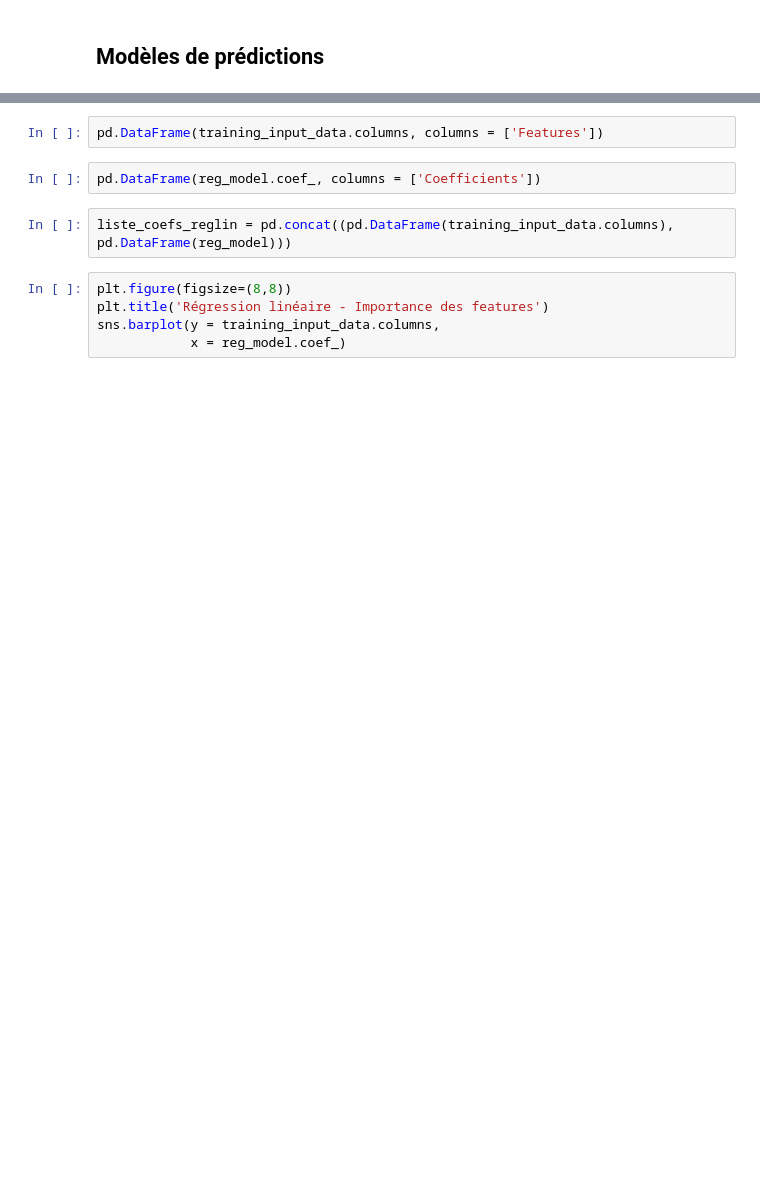
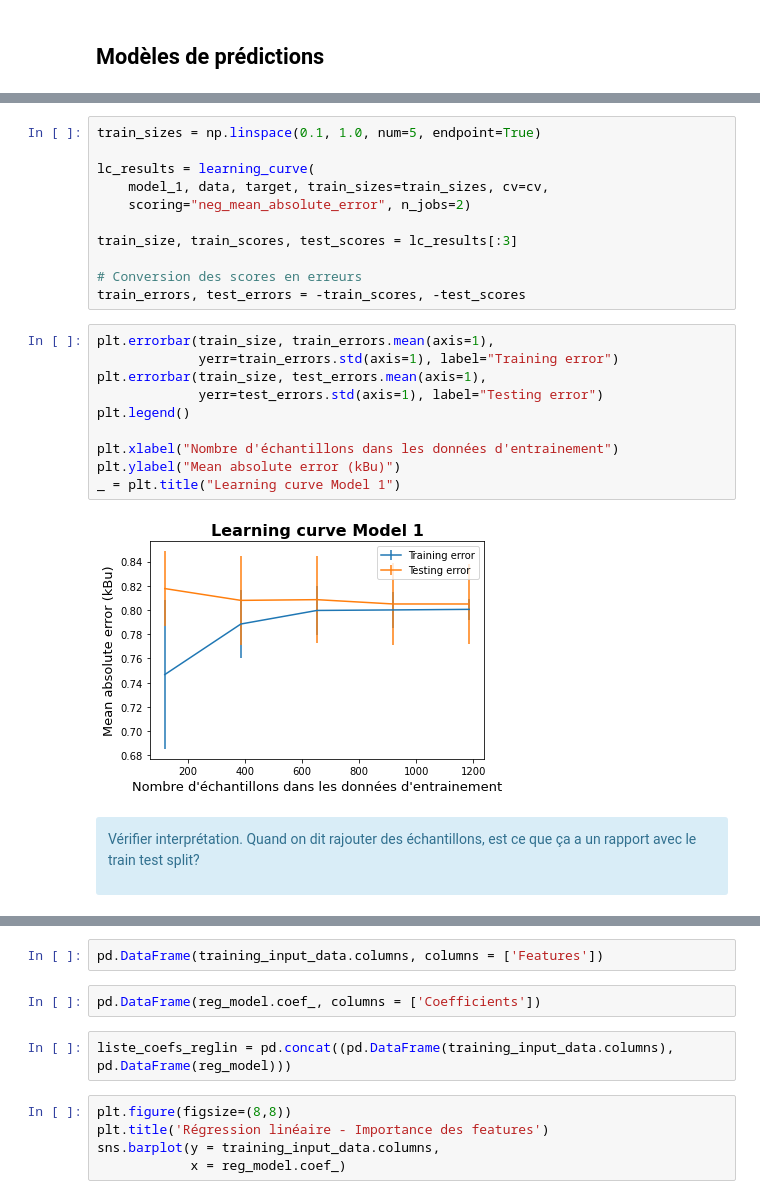
Before and after one commit to Milie-Mimi/-OC_DS_Project4, a Jupyter notebook: Pélec_01_notebook.ipynb, the cells around one changed output, grey strips where cells are left out. Drawn from its saved outputs; the diff is of its cells as text; blank space fills up the shorter version.

```diff
--- a/Pélec_01_notebook.ipynb
+++ b/Pélec_01_notebook.ipynb
@@ -1284,0 +1493,27 @@ final_pipe
+# %%
+train_sizes = np.linspace(0.1, 1.0, num=5, endpoint=True)
+
+lc_results = learning_curve(
+    model_1, data, target, train_sizes=train_sizes, cv=cv,
+    scoring="neg_mean_absolute_error", n_jobs=2)
+
+train_size, train_scores, test_scores = lc_results[:3]
+
+# Conversion des scores en erreurs
+train_errors, test_errors = -train_scores, -test_scores
+# %%
+plt.errorbar(train_size, train_errors.mean(axis=1),
+             yerr=train_errors.std(axis=1), label="Training error")
+plt.errorbar(train_size, test_errors.mean(axis=1),
+             yerr=test_errors.std(axis=1), label="Testing error")
+plt.legend()
+
+plt.xlabel("Nombre d'échantillons dans les données d'entrainement")
+plt.ylabel("Mean absolute error (kBu)")
+_ = plt.title("Learning curve Model 1")
+# %% [output]
+[figure, added]
+# %% [markdown]
+<div class="alert alert-block alert-info">
+    <p> Vérifier interprétation. Quand on dit rajouter des échantillons, est ce que ça a un rapport avec le train test split?</p>
+</div>
```
Also changed, not shown: parts of 147 cells of this notebook.
